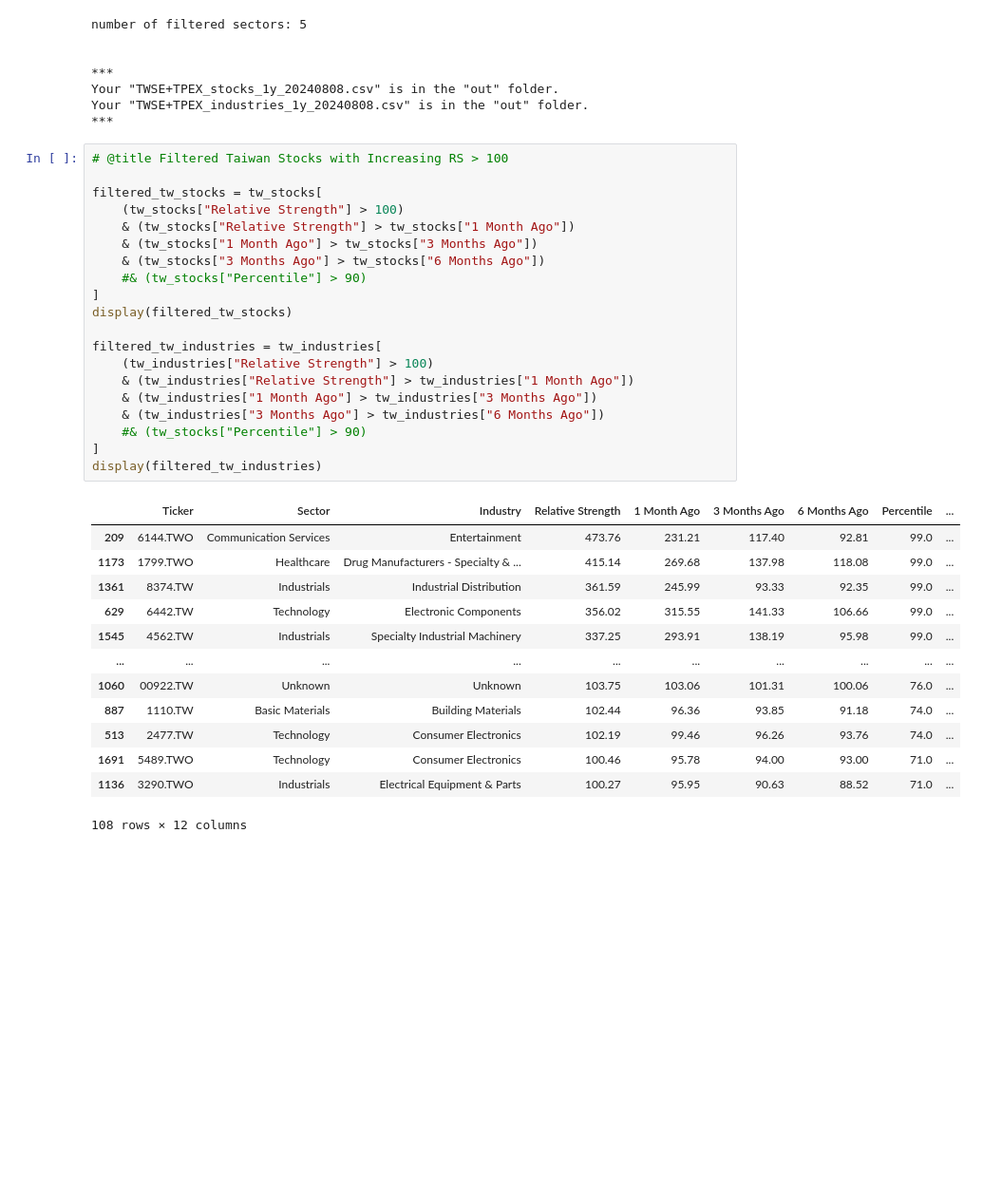
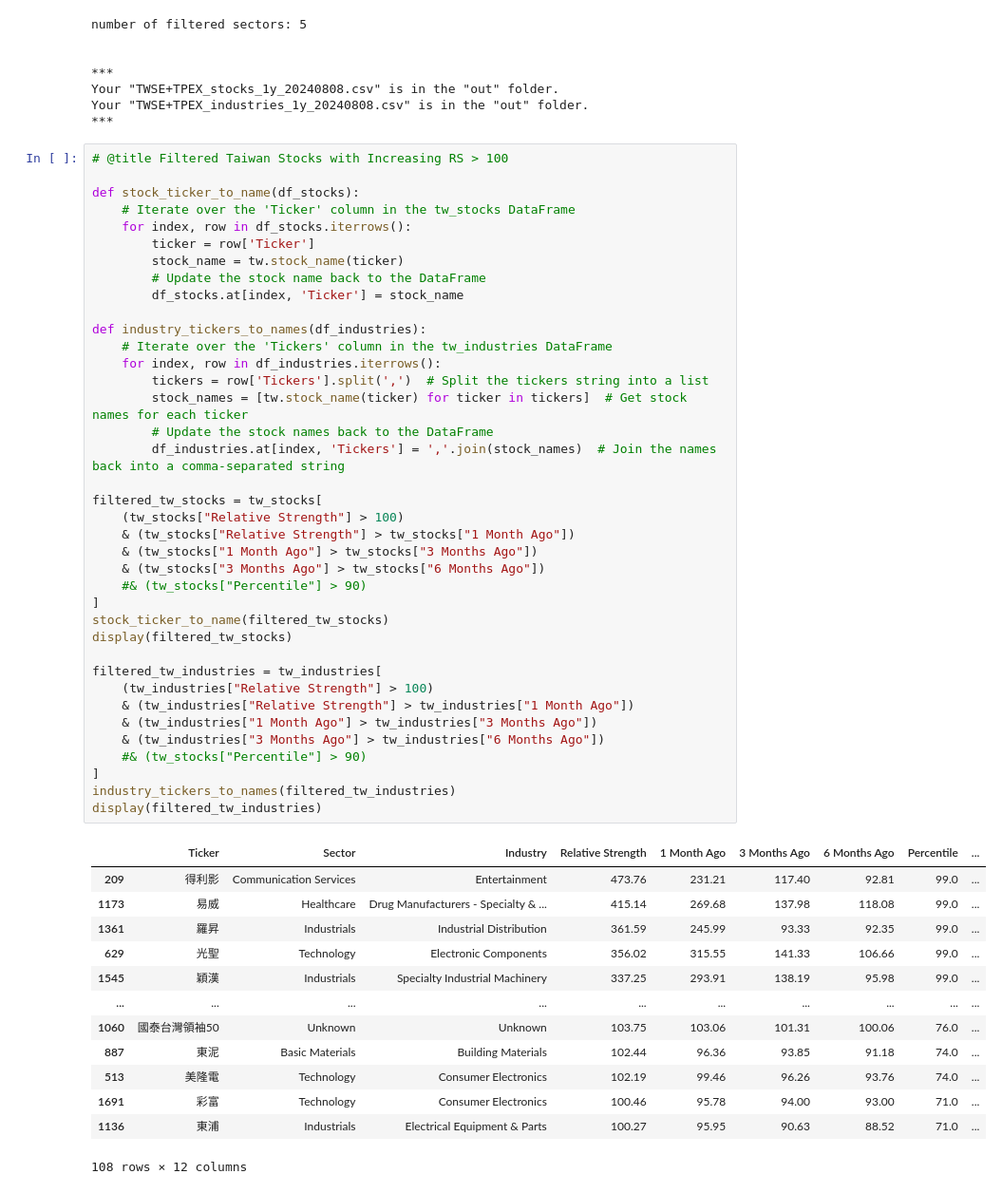
Before and after one commit to yorkjong/vistock, a Jupyter notebook: notebooks/ibd_demo.ipynb, the cells around one changed output. Shown at 95% size. Saved outputs shown, nothing was run; the diff lists cells and outputs as text; blank space fills up the shorter version.

Commit message:
feat: convert tickers to names for filtered Taiwan Stock tables

```diff
--- a/notebooks/ibd_demo.ipynb
+++ b/notebooks/ibd_demo.ipynb
@@ -260,36 +260,54 @@ Your "TWSE+TPEX_industries_1y_20240808.csv" is in the "out" folder.
 ***
 # %%
 # @title Filtered Taiwan Stocks with Increasing RS > 100
+
+def stock_ticker_to_name(df_stocks):
+    # Iterate over the 'Ticker' column in the tw_stocks DataFrame
+    for index, row in df_stocks.iterrows():
+        ticker = row['Ticker']
+        stock_name = tw.stock_name(ticker)
+        # Update the stock name back to the DataFrame
+        df_stocks.at[index, 'Ticker'] = stock_name
+
+def industry_tickers_to_names(df_industries):
+    # Iterate over the 'Tickers' column in the tw_industries DataFrame
+    for index, row in df_industries.iterrows():
+        tickers = row['Tickers'].split(',')  # Split the tickers string into a list
+        stock_names = [tw.stock_name(ticker) for ticker in tickers]  # Get stock names for each ticker
+        # Update the stock names back to the DataFrame
+        df_industries.at[index, 'Tickers'] = ','.join(stock_names)  # Join the names back into a comma-separated string
 
 filtered_tw_stocks = tw_stocks[
     (tw_stocks["Relative Strength"] > 100)
     & (tw_stocks["Relative Strength"] > tw_stocks["1 Month Ago"])
     & (tw_stocks["1 Month Ago"] > tw_stocks["3 Months Ago"])
     & (tw_stocks["3 Months Ago"] > tw_stocks["6 Months Ago"])
     #& (tw_stocks["Percentile"] > 90)
 ]
+stock_ticker_to_name(filtered_tw_stocks)
 display(filtered_tw_stocks)
 
 filtered_tw_industries = tw_industries[
     (tw_industries["Relative Strength"] > 100)
     & (tw_industries["Relative Strength"] > tw_industries["1 Month Ago"])
     & (tw_industries["1 Month Ago"] > tw_industries["3 Months Ago"])
     & (tw_industries["3 Months Ago"] > tw_industries["6 Months Ago"])
     #& (tw_stocks["Percentile"] > 90)
 ]
+industry_tickers_to_names(filtered_tw_industries)
 display(filtered_tw_industries)
 # %% [output]
 |  | Ticker | Sector | Industry | Relative Strength | 1 Month Ago | 3 Months Ago | 6 Months Ago | Percentile | ... |
-| 209 | 6144.TWO | Communication Services | Entertainment | 473.76 | 231.21 | 117.40 | 92.81 | 99.0 | ... |
-| 1173 | 1799.TWO | Healthcare | Drug Manufacturers - Specialty & ... | 415.14 | 269.68 | 137.98 | 118.08 | 99.0 | ... |
-| 1361 | 8374.TW | Industrials | Industrial Distribution | 361.59 | 245.99 | 93.33 | 92.35 | 99.0 | ... |
-| 629 | 6442.TW | Technology | Electronic Components | 356.02 | 315.55 | 141.33 | 106.66 | 99.0 | ... |
-| 1545 | 4562.TW | Industrials | Specialty Industrial Machinery | 337.25 | 293.91 | 138.19 | 95.98 | 99.0 | ... |
+| 209 | 得利影 | Communication Services | Entertainment | 473.76 | 231.21 | 117.40 | 92.81 | 99.0 | ... |
+| 1173 | 易威 | Healthcare | Drug Manufacturers - Specialty & ... | 415.14 | 269.68 | 137.98 | 118.08 | 99.0 | ... |
+| 1361 | 羅昇 | Industrials | Industrial Distribution | 361.59 | 245.99 | 93.33 | 92.35 | 99.0 | ... |
+| 629 | 光聖 | Technology | Electronic Components | 356.02 | 315.55 | 141.33 | 106.66 | 99.0 | ... |
+| 1545 | 穎漢 | Industrials | Specialty Industrial Machinery | 337.25 | 293.91 | 138.19 | 95.98 | 99.0 | ... |
 | ... | ... | ... | ... | ... | ... | ... | ... | ... | ... |
-| 1060 | 00922.TW | Unknown | Unknown | 103.75 | 103.06 | 101.31 | 100.06 | 76.0 | ... |
-| 887 | 1110.TW | Basic Materials | Building Materials | 102.44 | 96.36 | 93.85 | 91.18 | 74.0 | ... |
-| 513 | 2477.TW | Technology | Consumer Electronics | 102.19 | 99.46 | 96.26 | 93.76 | 74.0 | ... |
-| 1691 | 5489.TWO | Technology | Consumer Electronics | 100.46 | 95.78 | 94.00 | 93.00 | 71.0 | ... |
-| 1136 | 3290.TWO | Industrials | Electrical Equipment & Parts | 100.27 | 95.95 | 90.63 | 88.52 | 71.0 | ... |
+| 1060 | 國泰台灣領袖50 | Unknown | Unknown | 103.75 | 103.06 | 101.31 | 100.06 | 76.0 | ... |
+| 887 | 東泥 | Basic Materials | Building Materials | 102.44 | 96.36 | 93.85 | 91.18 | 74.0 | ... |
+| 513 | 美隆電 | Technology | Consumer Electronics | 102.19 | 99.46 | 96.26 | 93.76 | 74.0 | ... |
+| 1691 | 彩富 | Technology | Consumer Electronics | 100.46 | 95.78 | 94.00 | 93.00 | 71.0 | ... |
+| 1136 | 東浦 | Industrials | Electrical Equipment & Parts | 100.27 | 95.95 | 90.63 | 88.52 | 71.0 | ... |
 108 rows × 12 columns
 |  | Industry | Sector | Relative Strength | 1 Month Ago | 3 Months Ago | 6 Months Ago | Tickers | Percentile | ... |
```
Also changed, not shown: parts of 1 cell of this notebook.
